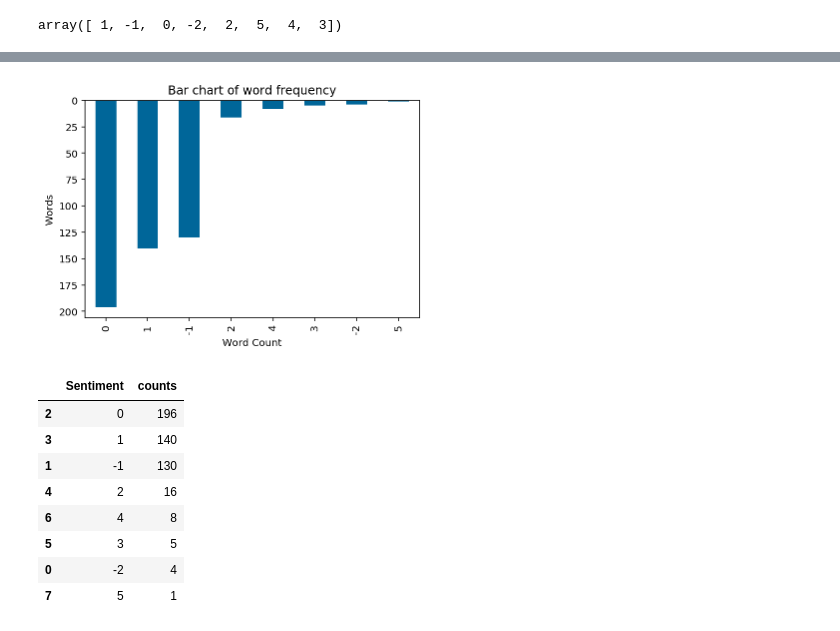
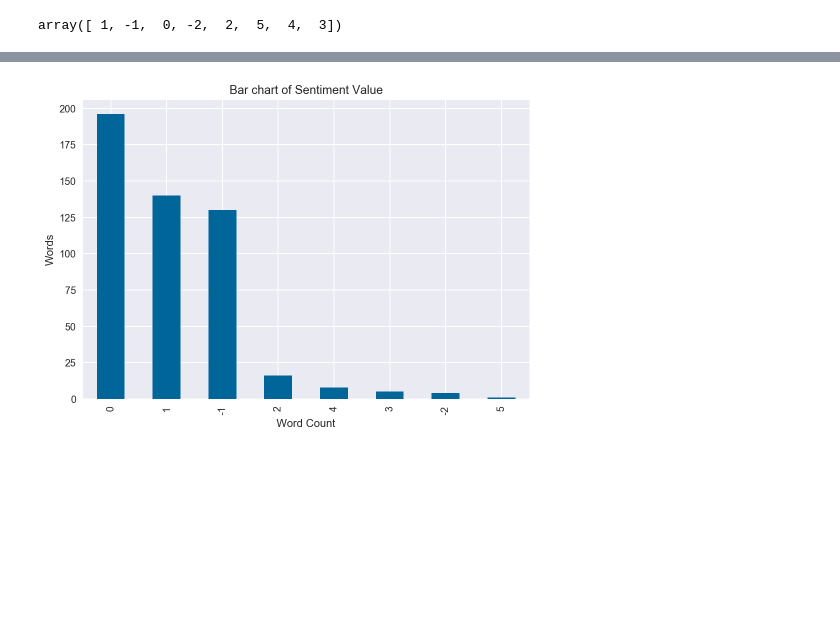
Before and after one commit to Rahulkg007/Media-Broadcasting, a Jupyter notebook: Assignment 2 Notebook.ipynb, the cells around one changed output, grey strips where cells are left out. Cells and saved outputs as stored; diff of their text form; code cells hidden in the pictures; blank space fills up the shorter version.

Commit message:
Modified Chart

```diff
--- a/Assignment 2 Notebook.ipynb
+++ b/Assignment 2 Notebook.ipynb
@@ -19,6 +19,8 @@ from colorama import Fore, Style
 import pandas as pd
 import matplotlib.pyplot as plt
 %config InlineBackend.figure_format = 'retina'
+plt.rcParams["figure.figsize"] = (10,7)
+plt.style.use('seaborn')
 # %%
 class TwitterProcessing:
     def __init__(self, tokeniser, lStopwords):
@@ -120,25 +117,8 @@ ax = df[['Sentiment']].count(axis=1).plot(kind='bar', title ="Sentiment Polarity
 # %%
-freq = df.groupby(['Sentiment']).size().reset_index(name='counts')
-freq.sort_values(['counts'], ascending=False, inplace=True)
-freq = freq.head(20)
-
-freq.plot(kind='bar',x='Sentiment',y='counts', color='#006699')
-ax = plt.gca().invert_yaxis()
+pd.value_counts(df['Sentiment'].values, sort=True, ascending=False).plot(kind='bar', color='#006699')
 plt.xlabel('Word Count')
 plt.ylabel('Words')
-plt.title('Bar chart of word frequency')
+plt.title('Bar chart of Sentiment Value')
 plt.legend().set_visible(False)
 # %% [output]
-[figure, old version]
+[figure, new version]
-# %%
-freq
-# %% [output]
-|  | Sentiment | counts |
-| 2 | 0 | 196 |
-| 3 | 1 | 140 |
-| 1 | -1 | 130 |
-| 4 | 2 | 16 |
-| 6 | 4 | 8 |
-| 5 | 3 | 5 |
-| 0 | -2 | 4 |
-| 7 | 5 | 1 |
```
Also changed, not shown: parts of 2 cells of this notebook.
